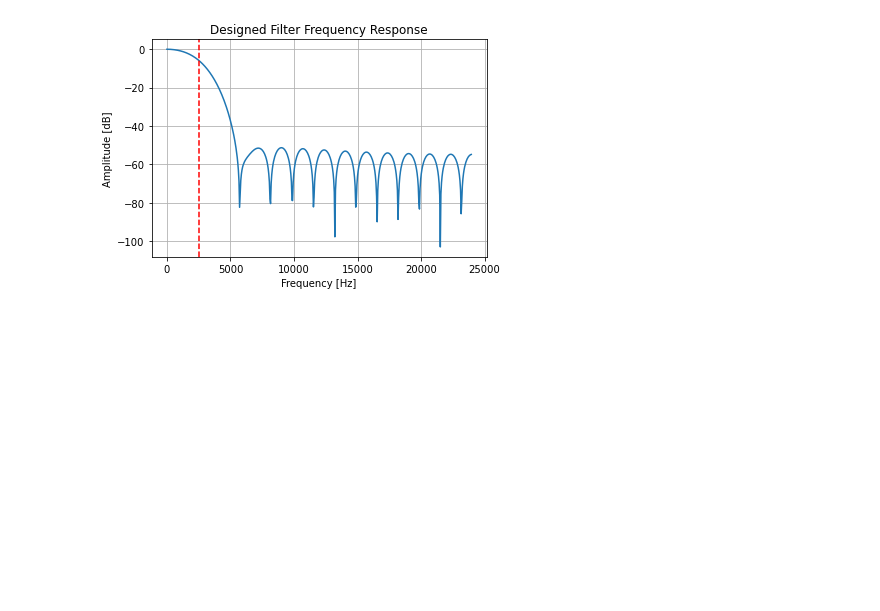
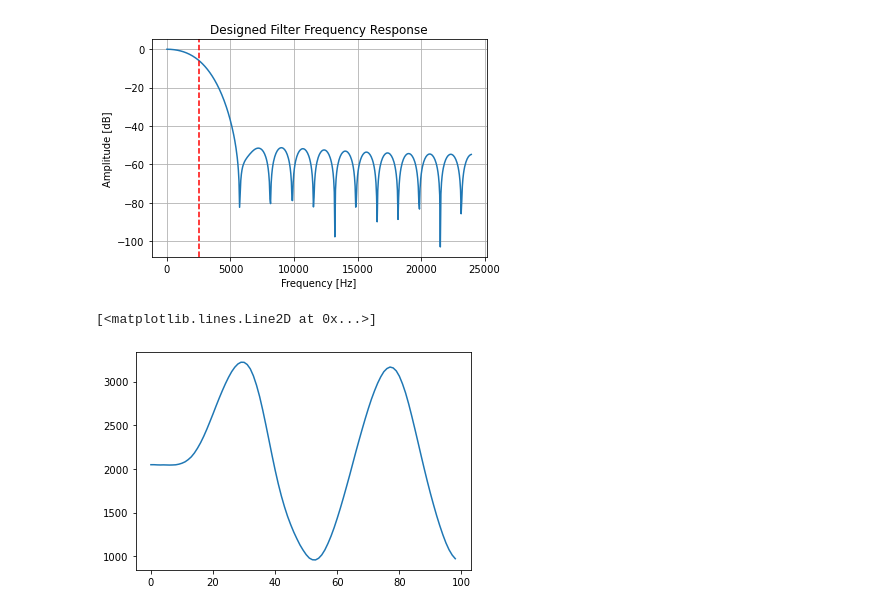
Before and after one commit to DmaslovDataProg/optics-fpga, a Jupyter notebook: pythonCode/signlGenProg.ipynb, the cells around one changed output. Cells and saved outputs as stored; diff of their text form; code cells hidden in the pictures; blank space fills up the shorter version.

```diff
--- a/pythonCode/signlGenProg.ipynb
+++ b/pythonCode/signlGenProg.ipynb
@@ -139,3 +139,17 @@ assign coeff[26] = 16'sd-79;
 assign coeff[27] = 16'sd-68;
 assign coeff[28] = 16'sd-61;
 [figure]
+# %%
+verilog_out = np.loadtxt("verilog_output.txt")
+index = 0
+for item in verilog_out:
+    if item <100:
+        verilog_out[index] = item + 4096
+    index += 1
+
+#verilog_out[0] = 2048
+
+plt.plot(verilog_out[1:100])
+# %% [output]
+[<matplotlib.lines.Line2D at 0x...>]
+[figure, added]
```
Also changed, not shown: parts of 3 cells of this notebook, 8 other files.
